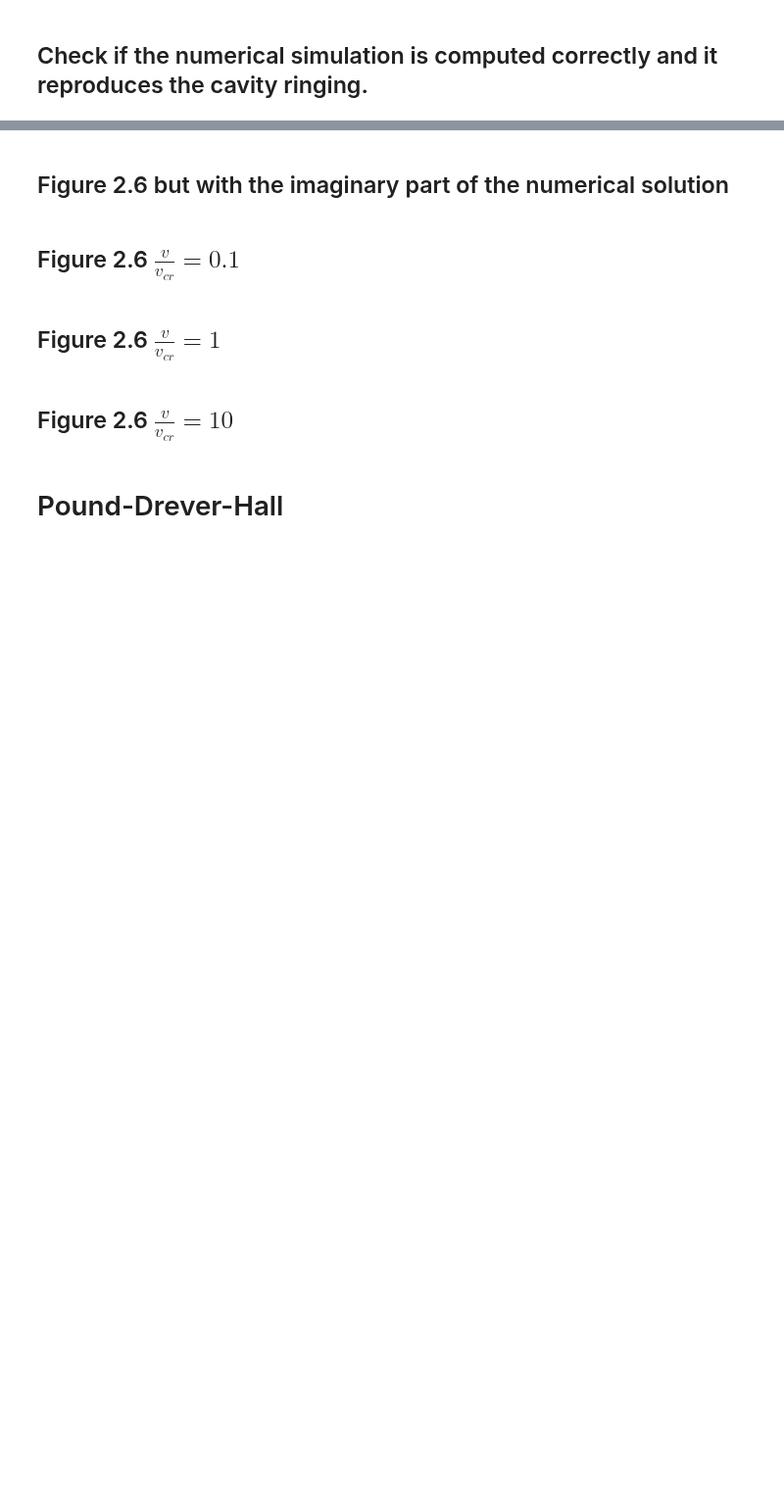
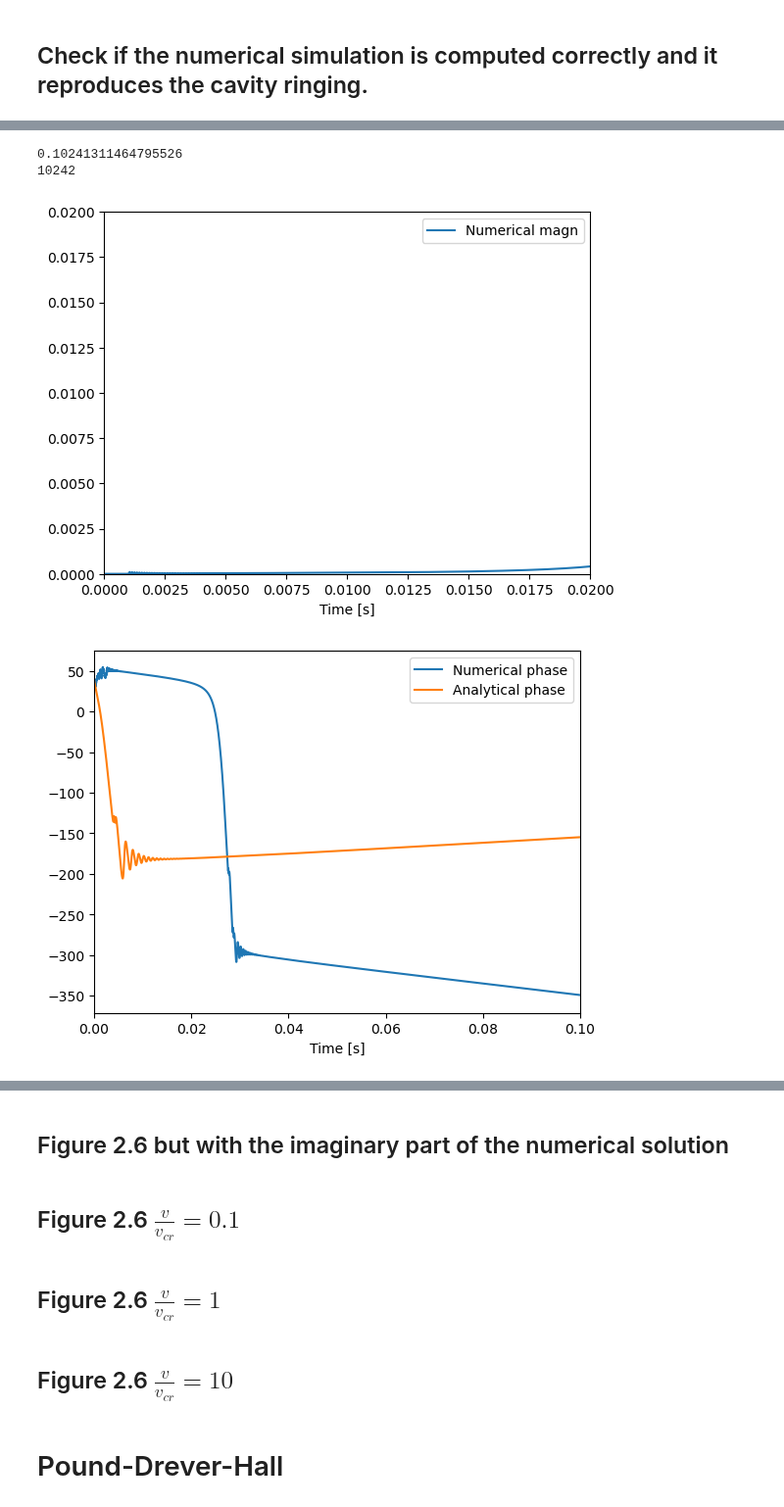
Before and after one commit to matib12/oreonspy, a Jupyter notebook: nb/FP cavity dynamics.ipynb, the cells around one changed output, grey strips where cells are left out. Shown at 98% size. Saved outputs shown, nothing was run; the diff lists cells and outputs as text; code cells hidden in the pictures; blank space fills up the shorter version.

```diff
--- a/nb/FP cavity dynamics.ipynb
+++ b/nb/FP cavity dynamics.ipynb
@@ -482 +562,31 @@ def E_cr(t, Ein, V):
+# %%
+
+def simulation_check_dyn(v, cav):
+
+
+    points, tdata = time_window(v_cr(cav), cav, FSR=0.2)
+
+    for idx, t in enumerate(tdata):
+        ad[idx], do[idx] = E_cr(t, E_in_avg, v, cav)
+        res_dyn[idx] = E_i(cav, N_max)
+        dyn[idx]=ad[idx] + do[idx]
+
+
+    plt.figure()
+    plt.plot(tdata, np.roll(abs(res_dyn)**2/(cav.gain()),100), label="Numerical magn")
+    #plt.plot(tdata, abs(dyn)**2/(cav.gain()), label="Lenght scan transient")
+    plt.xlabel("Time [s]")
+    plt.ylim(0.,0.02)
+    plt.xlim(0.,0.02)
+    plt.legend()
+
+    plt.figure()
+    plt.plot(tdata, np.unwrap(np.angle(res_dyn, deg=True)*2)/2, label="Numerical phase")
+    plt.plot(tdata, np.unwrap(np.angle(dyn, deg=True)*2)/2, label="Analytical phase")
+    plt.xlabel("Time [s]")
+    #plt.ylim(0.,0.02)
+    plt.xlim(0.,0.1)
+    plt.legend()
+
+    return plt.show()
 # %%
@@ -493,3 +607,11 @@ plt.legend()
+# %%
+Ze=0.
+simulation_check_dyn(v_cr(ARM), ARM)
+# %% [output]
+0.10241311464795526
+10242
+[figure, added]
+[figure, added]
 # %%
 epsilon = 0.012
 
```
Also changed, not shown: parts of 24 cells of this notebook.
